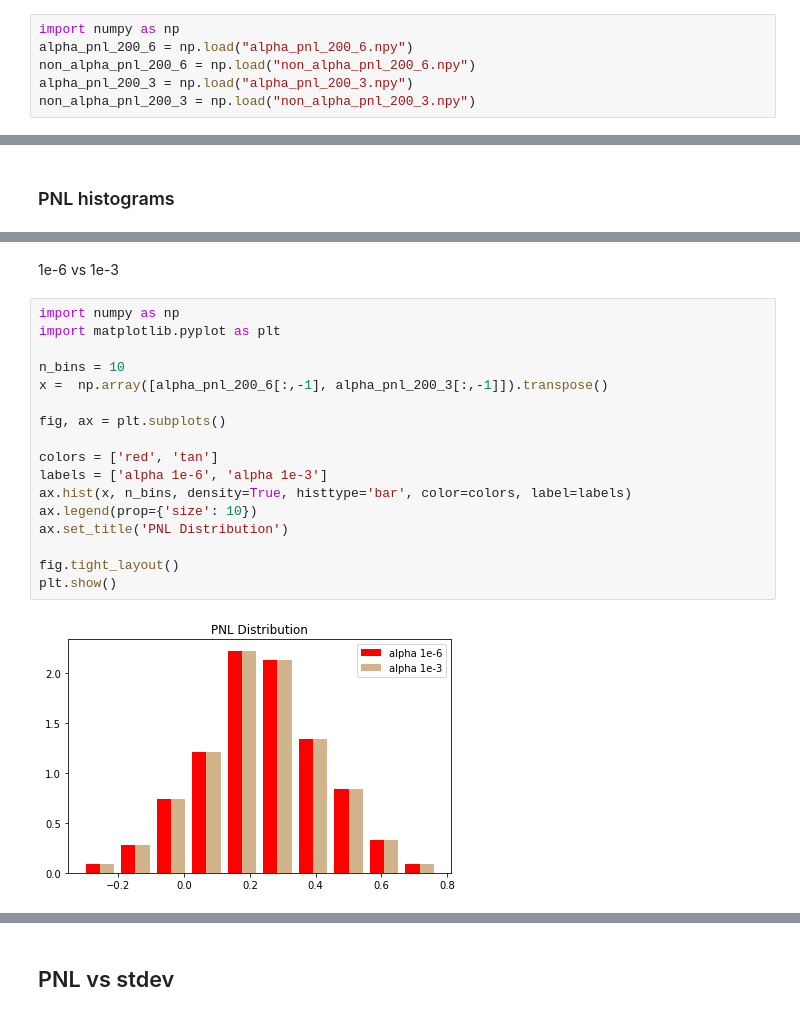
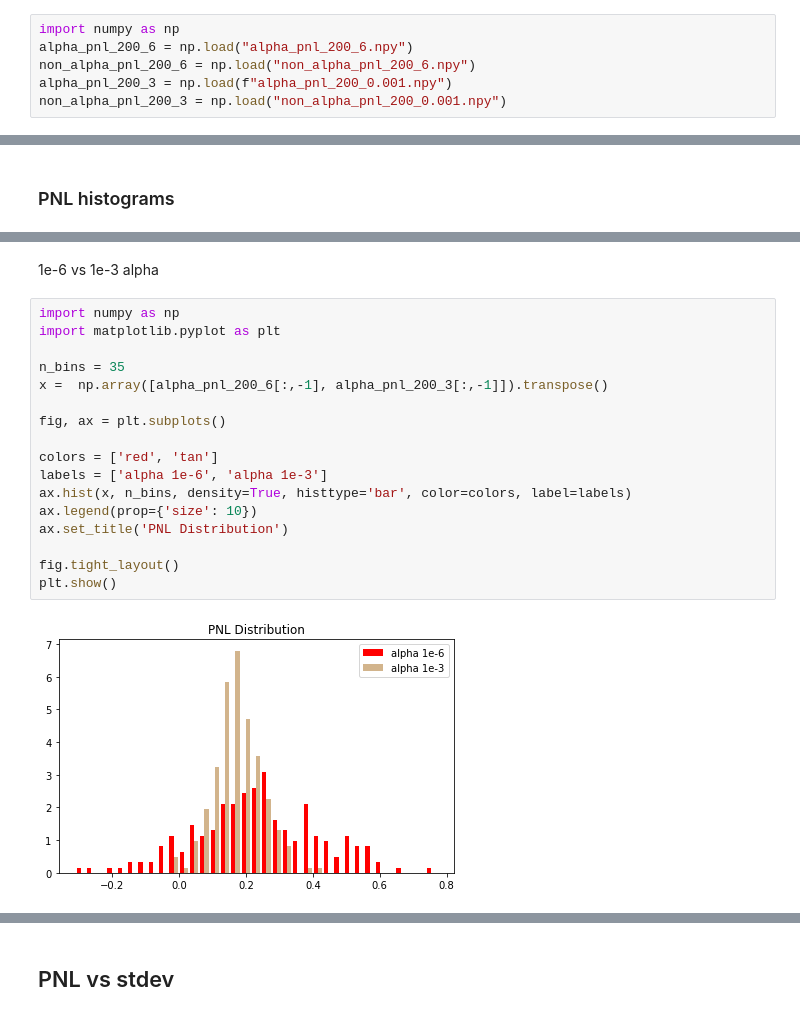
Before and after one commit to cavallofederico/marketmaking, a Jupyter notebook: pnl simulations.ipynb, the cells around one changed output, grey strips where cells are left out. Drawn from its saved outputs; the diff is of its cells as text.

```diff
--- a/pnl simulations.ipynb
+++ b/pnl simulations.ipynb
@@ -364,8 +369,8 @@ np.save("non_alpha_pnl_500_3.npy", data_500_non_alpha_3[16])
 import numpy as np
 alpha_pnl_200_6 = np.load("alpha_pnl_200_6.npy")
 non_alpha_pnl_200_6 = np.load("non_alpha_pnl_200_6.npy")
-alpha_pnl_200_3 = np.load("alpha_pnl_200_3.npy")
-non_alpha_pnl_200_3 = np.load("non_alpha_pnl_200_3.npy")
+alpha_pnl_200_3 = np.load(f"alpha_pnl_200_0.001.npy")
+non_alpha_pnl_200_3 = np.load("non_alpha_pnl_200_0.001.npy")
 # %% [markdown]
 ### PNL vs t 1e-6
 # %%
@@ -403,21 +429,21 @@ plt.show()
 # %% [markdown]
-1e-6 vs 1e-3
+1e-6 vs 1e-3 alpha
 # %%
 import numpy as np
 import matplotlib.pyplot as plt
 
-n_bins = 10
+n_bins = 35
 x =  np.array([alpha_pnl_200_6[:,-1], alpha_pnl_200_3[:,-1]]).transpose()
 
 fig, ax = plt.subplots()
 
 colors = ['red', 'tan']
 labels = ['alpha 1e-6', 'alpha 1e-3']
 ax.hist(x, n_bins, density=True, histtype='bar', color=colors, label=labels)
 ax.legend(prop={'size': 10})
 ax.set_title('PNL Distribution')
 
 fig.tight_layout()
 plt.show()
 # %% [output]
-[figure, old version]
+[figure, new version]
```
Also changed, not shown: parts of 14 cells of this notebook, 1 other file.
